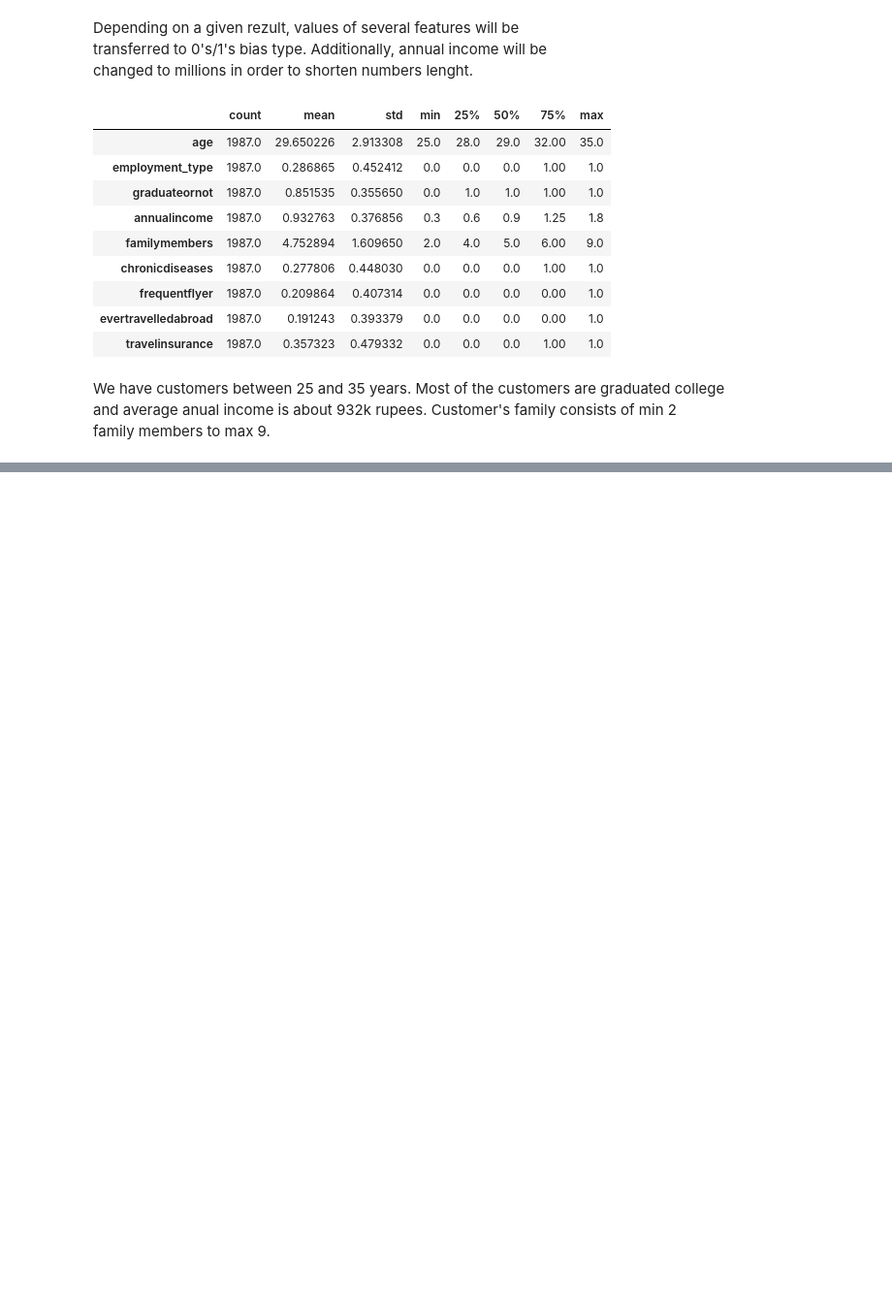
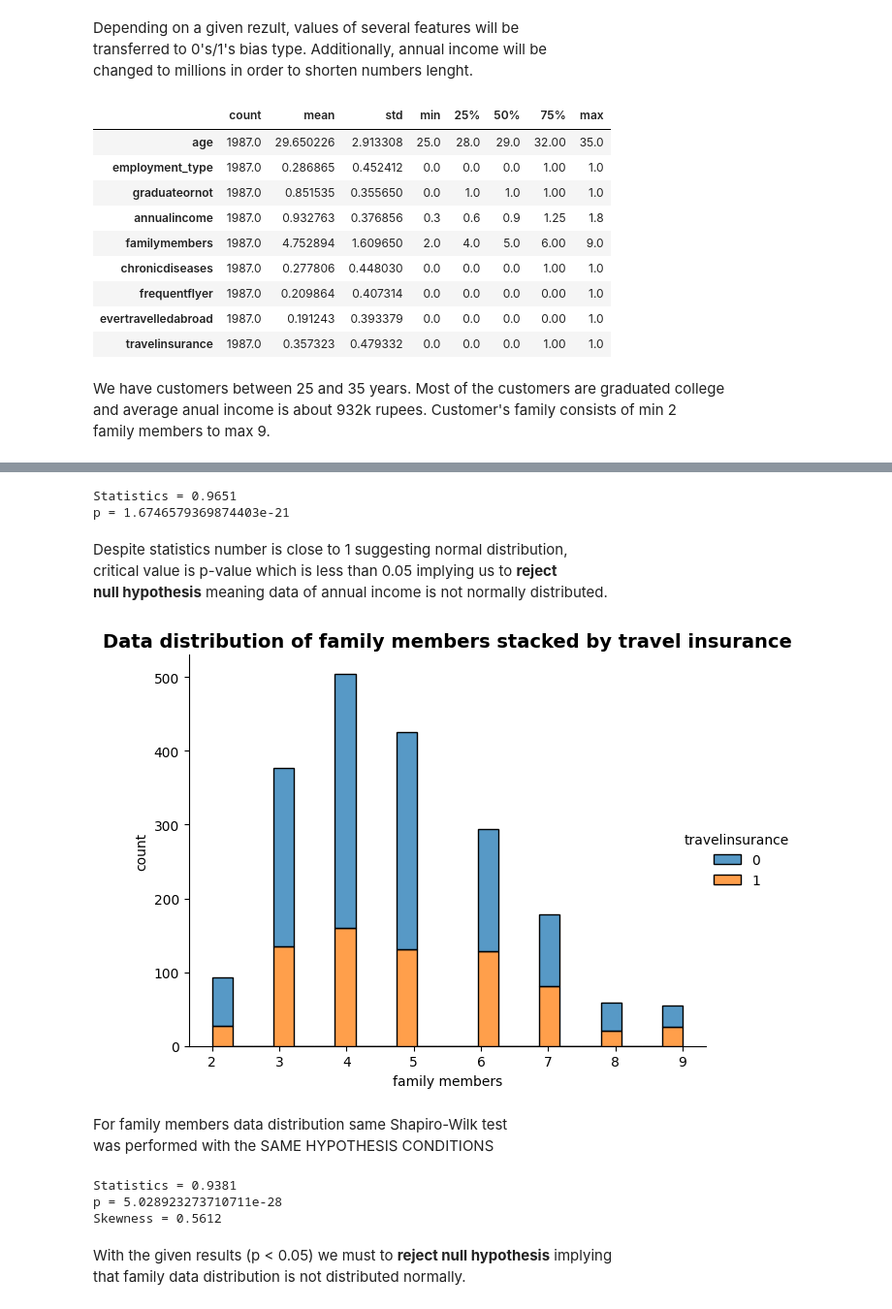
Before and after one commit to ShariYo/Modul3_Sprint1, a Jupyter notebook: project/main.ipynb, the cells around one changed output, grey strips where cells are left out. Shown: that part at 97% size. Drawn from its saved outputs; the diff is of its cells as text; code cells hidden in the pictures; blank space fills up the shorter version.

```diff
--- a/project/main.ipynb
+++ b/project/main.ipynb
@@ -143,0 +166,37 @@ plt.show()
+# %%
+stat, p = shapiro(travel_num["annualincome"])
+print(f"Statistics = {stat:.4f} \np = {p}")
+# %% [output]
+Statistics = 0.9651
+p = 1.6746579369874403e-21
+# %% [markdown]
+Despite statistics number is close to 1 suggesting normal distribution,
+critical value is p-value which is less than 0.05 implying us to **reject
+null hypothesis** meaning data of annual income is not normally distributed.
+# %%
+import functions_sandbox as sand
+sand.f_displot(
+    data=travel_cate,
+    xaxis="familymembers",
+    hue="travelinsurance",
+    multiple="stack",
+    xlabel="family members",
+    ylabel="count",
+    title="Data distribution of family members stacked by travel insurance"
+)
+# %% [output]
+[figure, added]
+# %% [markdown]
+For family members data distribution same Shapiro-Wilk test
+was performed with the SAME HYPOTHESIS CONDITIONS
+# %%
+stat, p = shapiro(travel_cate["familymembers"])
+print(f"Statistics = {stat:.4f} \np = {p}")
+print(f"Skewness = {travel_cate['familymembers'].skew():.4f}")
+# %% [output]
+Statistics = 0.9381
+p = 5.028923273710711e-28
+Skewness = 0.5612
+# %% [markdown]
+With the given results (p < 0.05) we must to **reject null hypothesis** implying
+that family data distribution is not distributed normally.
```
Also changed, not shown: parts of 6 cells of this notebook, 1 other file.
